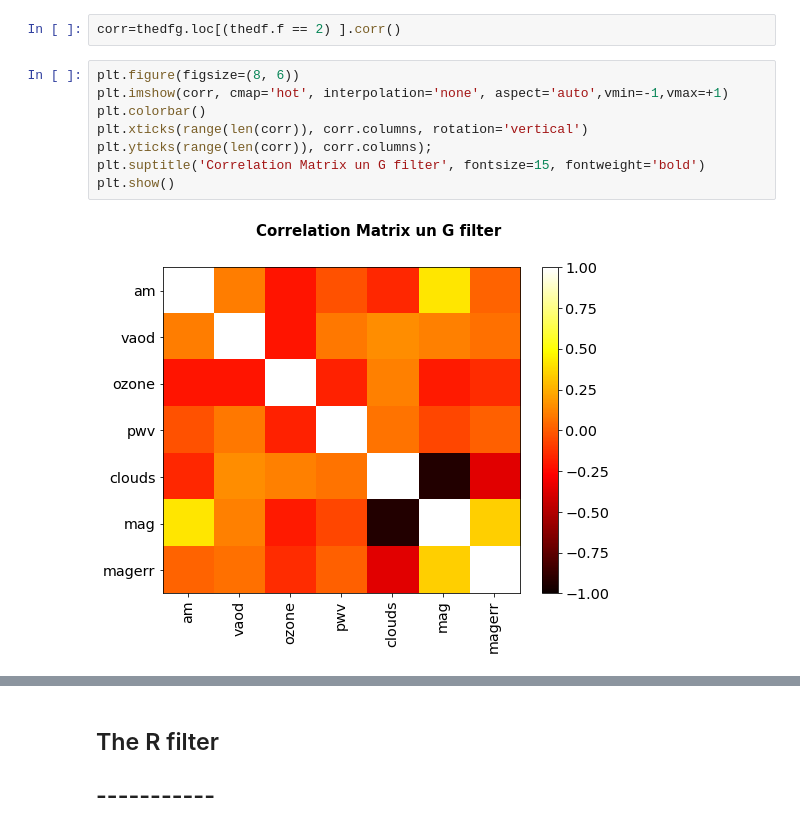
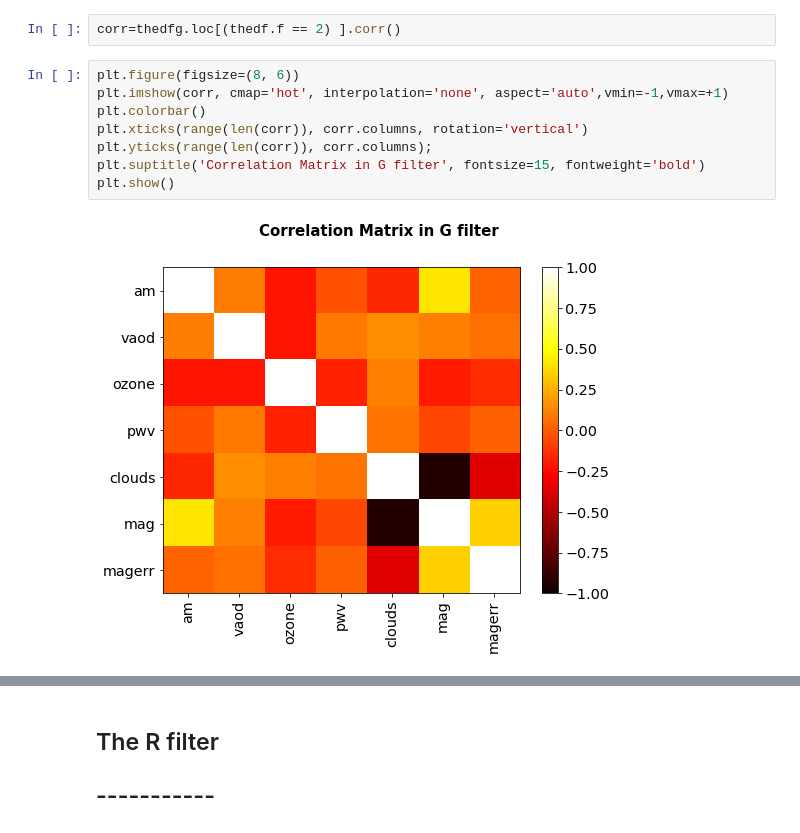
Before and after one commit to LSSTDESC/OpenAtmMiniDataChallenge, a Jupyter notebook: CorrelationSimResultAtmosphere.ipynb, the cells around one changed output, grey strips where cells are left out. Saved outputs shown, nothing was run; the diff lists cells and outputs as text.

```diff
--- a/CorrelationSimResultAtmosphere.ipynb
+++ b/CorrelationSimResultAtmosphere.ipynb
@@ -276,10 +278,10 @@ corr=thedfg.loc[(thedf.f == 2) ].corr()
 # %%
 plt.figure(figsize=(8, 6))
 plt.imshow(corr, cmap='hot', interpolation='none', aspect='auto',vmin=-1,vmax=+1)
 plt.colorbar()
 plt.xticks(range(len(corr)), corr.columns, rotation='vertical')
 plt.yticks(range(len(corr)), corr.columns);
-plt.suptitle('Correlation Matrix un G filter', fontsize=15, fontweight='bold')
+plt.suptitle('Correlation Matrix in G filter', fontsize=15, fontweight='bold')
 plt.show()
 # %% [output]
-[figure, old version]
+[figure, new version]
```
Also changed, not shown: parts of 24 cells of this notebook.
